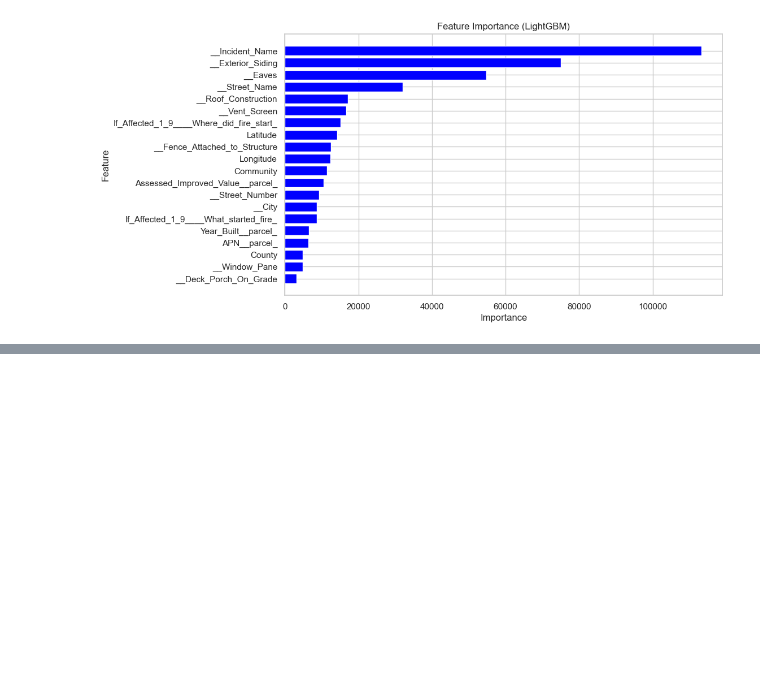
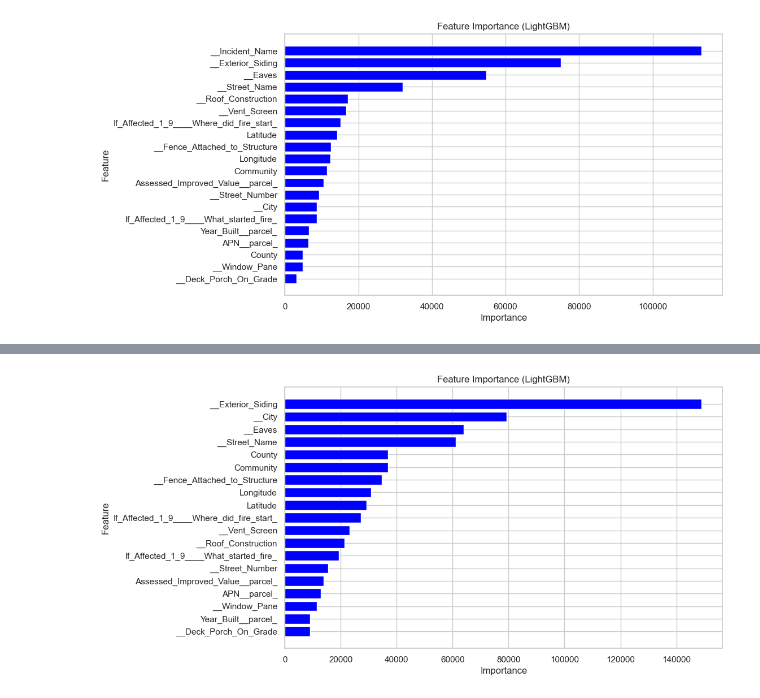
Before and after one commit to Isaacfer49/CaliforniaWildfire, a Jupyter notebook: CaliWildFire.ipynb, the cells around one changed output, grey strips where cells are left out. Cells and saved outputs as stored; diff of their text form; code cells hidden in the pictures; blank space fills up the shorter version.

```diff
--- a/CaliWildFire.ipynb
+++ b/CaliWildFire.ipynb
@@ -1040,0 +1043,5 @@ plt.show()
+# %%
+top_features = feature_importance.head(21)['Feature'].tolist()
+top_features.pop(0)
+X_train_selected = X_train[top_features]
+X_test_selected = X_test[top_features]
@@ -1040,0 +1162,18 @@ plt.show()
+# %%
+# Get feature importance scores
+feature_importance = pd.DataFrame({
+    'Feature': X_train_selected.columns,
+    'Importance': final_model_3.feature_importance(importance_type='gain')  # 'gain' is more reliable than 'split'
+})
+
+# Sort features by importance
+feature_importance = feature_importance.sort_values(by='Importance', ascending=False)
+plt.figure(figsize=(10, 6))
+plt.barh(feature_importance['Feature'], feature_importance['Importance'], color='blue')
+plt.xlabel('Importance')
+plt.ylabel('Feature')
+plt.title('Feature Importance (LightGBM)')
+plt.gca().invert_yaxis()  # Highest importance at the top
+plt.show()
+# %% [output]
+[figure, added]
```
Also changed, not shown: parts of 3 cells of this notebook.
